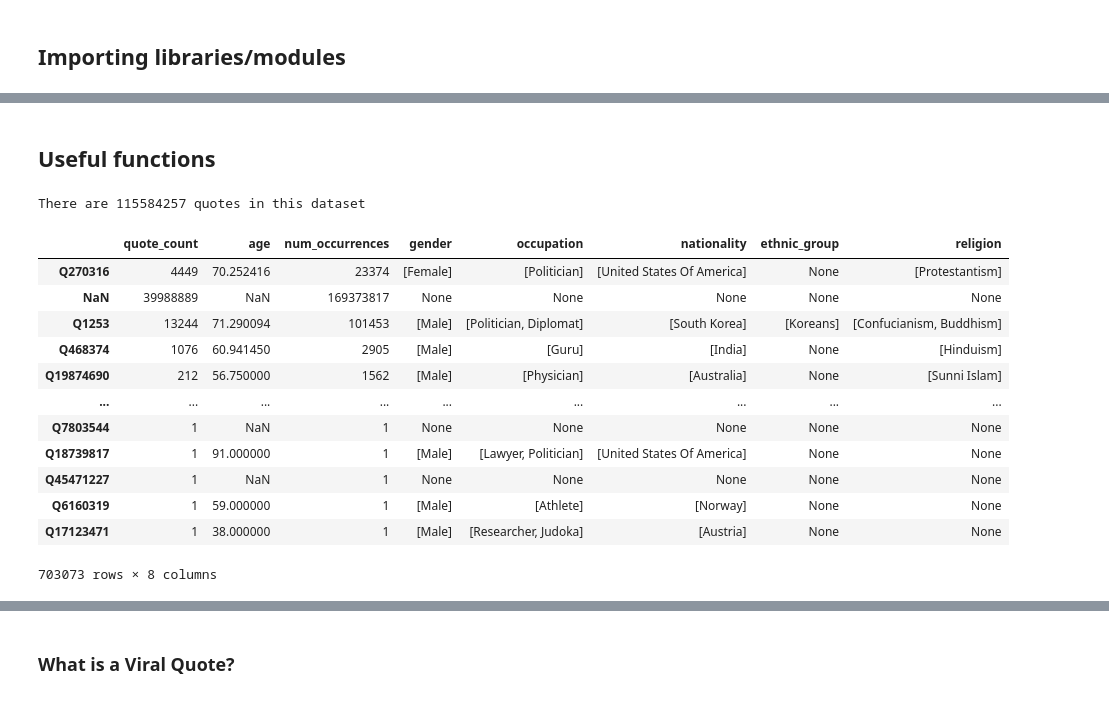
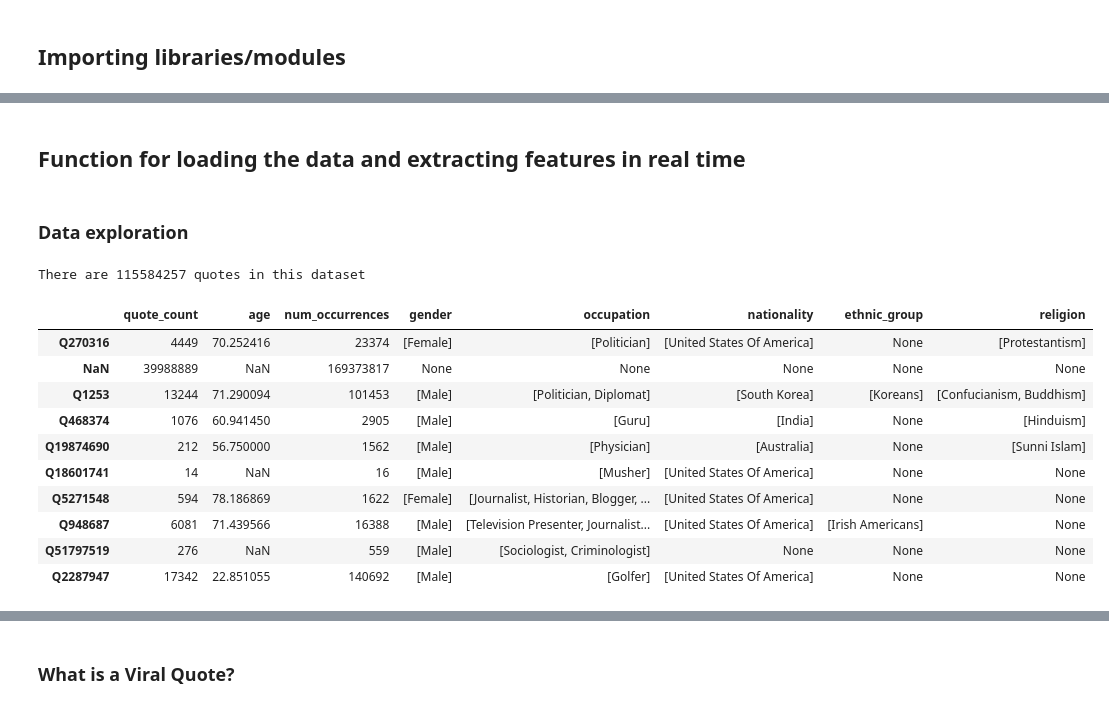
Before and after one commit to epfl-ada/ada-2021-project-cool-group-name, a Jupyter notebook: Data Analysis.ipynb, the cells around one changed output, grey strips where cells are left out. Drawn from its saved outputs; the diff is of its cells as text; code cells hidden in the pictures.

Commit message:
Cleaning Data analysis(not finished)

```diff
--- a/Data Analysis.ipynb
+++ b/Data Analysis.ipynb
@@ -28,7 +30,7 @@ DATA_DIR = 'Data'
 CACHE_DIR = 'Cache'
 SPEAKER_INFO_FILE_PATH = os.path.join(DATA_DIR, 'speaker_attributes.parquet')
 # %% [markdown]
-## Useful functions
+## Function for loading the data and extracting features in real time
 # %%
 @utils.cache_to_file_pickle("function-dataset_stats", cache_dir = CACHE_DIR)
 def dataset_stats(data_dir, speaker_info_file_path):
@@ -85,21 +110,21 @@ def dataset_stats(data_dir, speaker_info_file_path):
 num_quotes_count, num_occurrences_counts, speakers_info = dataset_stats(data_dir = DATA_DIR, speaker_info_file_path = SPEAKER_INFO_FILE_PATH)
+# %% [markdown]
+### Data exploration
 # %%
 print(f"There are {num_quotes_count} quotes in this dataset")
 # %% [output]
 There are 115584257 quotes in this dataset
 # %%
-speakers_info
+speakers_info.head(10)
 # %% [output]
 |  | quote_count | age | num_occurrences | gender | occupation | nationality | ethnic_group | religion |
 | Q270316 | 4449 | 70.252416 | 23374 | [Female] | [Politician] | [United States Of America] | None | [Protestantism] |
 | NaN | 39988889 | NaN | 169373817 | None | None | None | None | None |
 | Q1253 | 13244 | 71.290094 | 101453 | [Male] | [Politician, Diplomat] | [South Korea] | [Koreans] | [Confucianism, Buddhism] |
 | Q468374 | 1076 | 60.941450 | 2905 | [Male] | [Guru] | [India] | None | [Hinduism] |
 | Q19874690 | 212 | 56.750000 | 1562 | [Male] | [Physician] | [Australia] | None | [Sunni Islam] |
-| ... | ... | ... | ... | ... | ... | ... | ... | ... |
-| Q7803544 | 1 | NaN | 1 | None | None | None | None | None |
-| Q18739817 | 1 | 91.000000 | 1 | [Male] | [Lawyer, Politician] | [United States Of America] | None | None |
-| Q45471227 | 1 | NaN | 1 | None | None | None | None | None |
-| Q6160319 | 1 | 59.000000 | 1 | [Male] | [Athlete] | [Norway] | None | None |
-| Q17123471 | 1 | 38.000000 | 1 | [Male] | [Researcher, Judoka] | [Austria] | None | None |
+| Q18601741 | 14 | NaN | 16 | [Male] | [Musher] | [United States Of America] | None | None |
+| Q5271548 | 594 | 78.186869 | 1622 | [Female] | [Journalist, Historian, Blogger, ... | [United States Of America] | None | None |
+| Q948687 | 6081 | 71.439566 | 16388 | [Male] | [Television Presenter, Journalist... | [United States Of America] | [Irish Americans] | None |
+| Q51797519 | 276 | NaN | 559 | [Male] | [Sociologist, Criminologist] | None | None | None |
+| Q2287947 | 17342 | 22.851055 | 140692 | [Male] | [Golfer] | [United States Of America] | None | None |
-703073 rows × 8 columns
```
Also changed, not shown: parts of 14 cells of this notebook.
